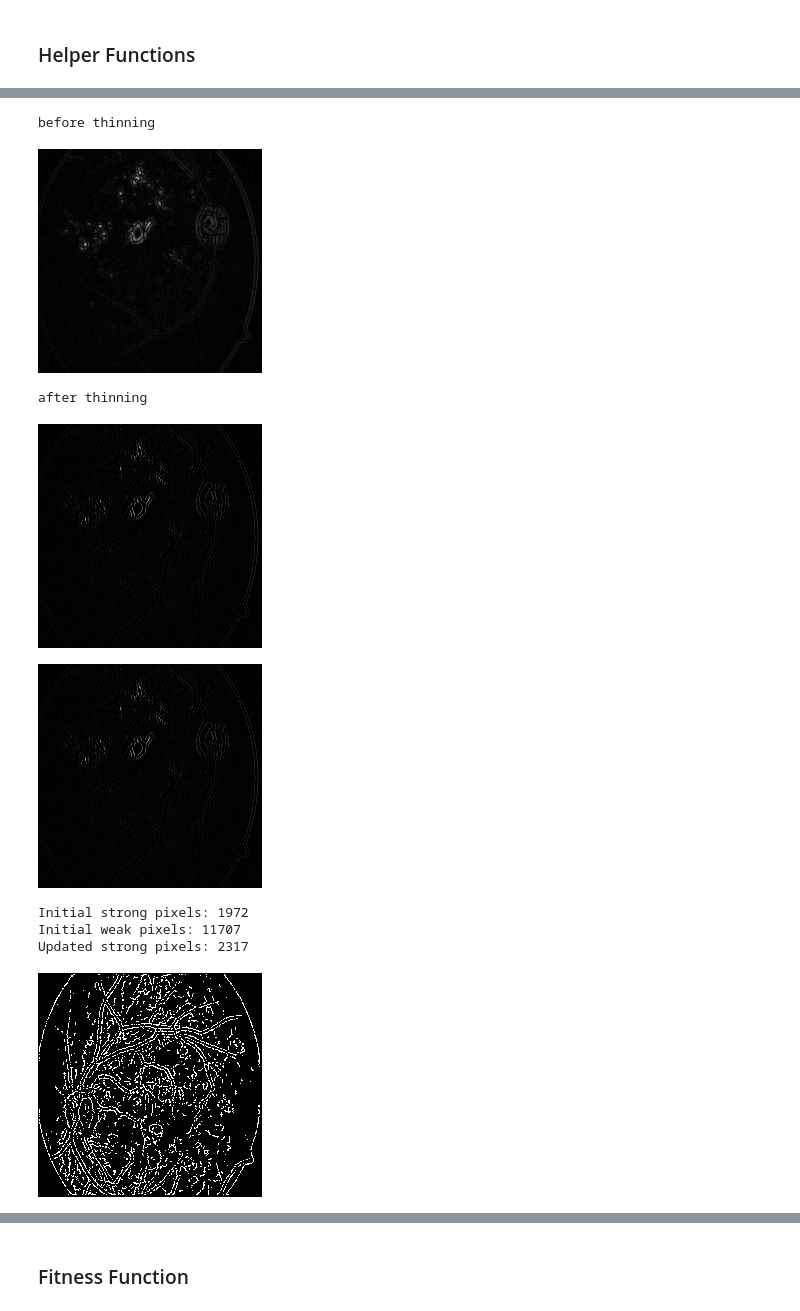
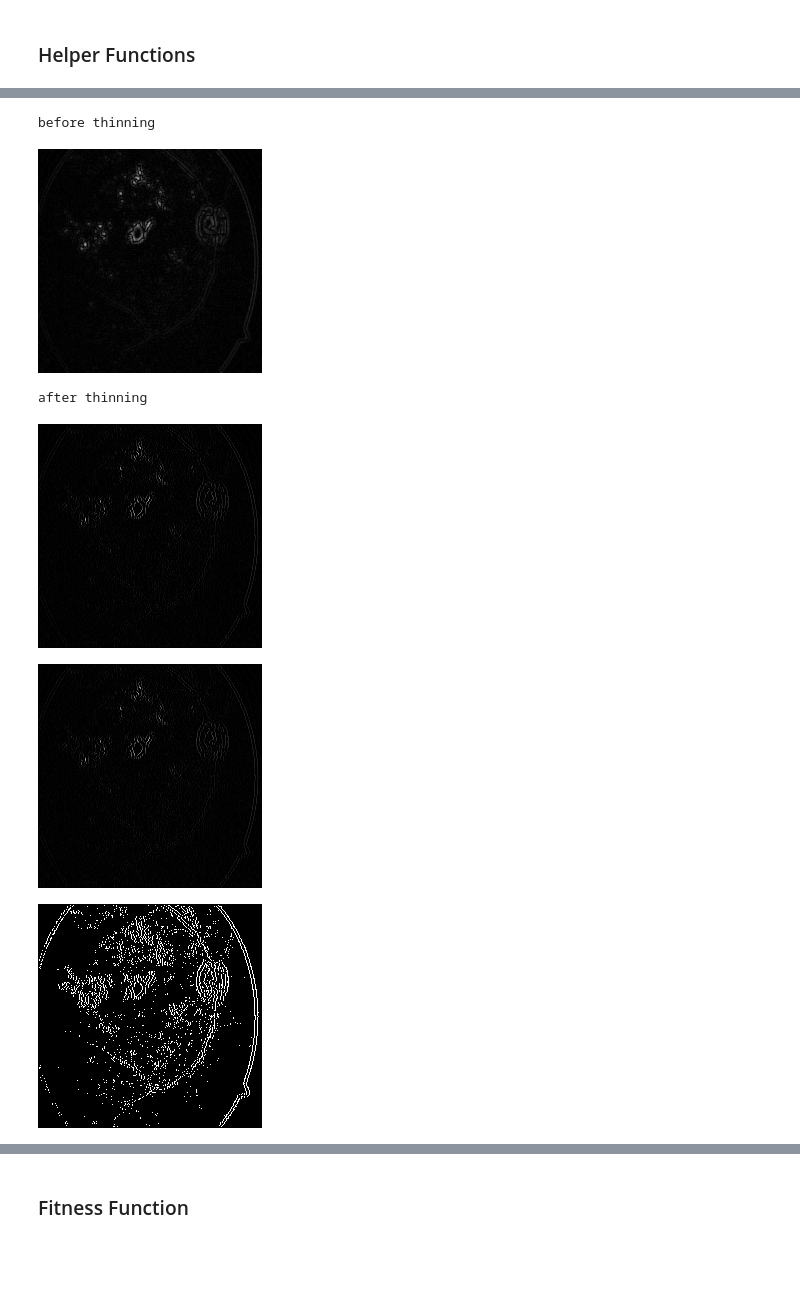
Before and after one commit to JsteReubsSoftware/COS791-Assignment1, a Jupyter notebook: u21457060_COS791_A1.ipynb, the cells around one changed output, grey strips where cells are left out. Cells and saved outputs as stored; diff of their text form; code cells hidden in the pictures; blank space fills up the shorter version.

```diff
--- a/u21457060_COS791_A1.ipynb
+++ b/u21457060_COS791_A1.ipynb
@@ -133,10 +133,8 @@ aperture_size = 5 # Aperture size
 L2Gradient = True # Boolean
 
 for i, img in enumerate(gray_images):
-    blurred_image = cv2.GaussianBlur(img, (5, 5), 1.4)
     # Apply Canny edge detector
-    edges = cv2.Canny(blurred_image, t_lower, t_upper, apertureSize = aperture_size, L2gradient = L2Gradient)
-    # edges = cv2.Canny(img, t_lower, t_upper, apertureSize = aperture_size, L2gradient = L2Gradient )
+    edges = cv2.Canny(img, t_lower, t_upper, apertureSize = aperture_size, L2gradient = L2Gradient )
     canny_ref_imgs.append(edges)
     print(f'Image {i+1}')
     cv2_imshow(img)
@@ -440,7 +439,7 @@ def apply_non_max_suppression(gradient_magnitude, gradient_direction):
     suppressed_image = np.zeros((rows, cols))
 
     # Convert gradient directions from radians to degrees
-    angles = gradient_direction * 180.0 / np.pi
+    angles = gradient_direction
     angles[angles < 0] += 180
     angles %= 180  # Ensure angles are in [0, 180)
 
@@ -540,17 +539,17 @@ def apply_prewitt(gray_img):
 
     return gradient_magnitude, gradient_direction
 # %%
-def apply_gradient_directional_analysis(thresholded_edges, gradient_magnitude, gradient_direction):
+def apply_gradient_directional_analysis(thresholded_edges, gradient_magnitude, gradient_direction, threshold):
     rows, cols = thresholded_edges.shape
     linked_edges = np.zeros((rows, cols), dtype=np.uint8)
 
     # Convert gradient directions from radians to degrees
-    angles = gradient_direction * 180.0 / np.pi
+    angles = gradient_direction
     angles[angles < 0] += 180
     angles %= 180  # Ensure angles are in [0, 180)
 
     # Define a linking threshold for gradient direction similarity
-    direction_threshold = 22.5
+    direction_threshold = threshold
 
     for row in range(1, rows-1):
         for col in range(1, cols-1):
@@ -732,67 +760,61 @@ gradient_direction = np.where(laplacian_img > 0, 0, 180)  # Assuming 0 for dark-
 # apply thinning
 print('before thinning')
 cv2_imshow(laplacian_img)
-laplacian_img = apply_non_max_suppression(gradient_magnitude, gradient_direction)
+thinning_img = apply_non_max_suppression(gradient_magnitude, gradient_direction)
 print('after thinning')
 
-cv2_imshow(laplacian_img)
+cv2_imshow(thinning_img)
 
-if laplacian_img.dtype != np.uint8:
-    laplacian_img = np.uint8(laplacian_img)
-cv2_imshow(laplacian_img)
+if thinning_img.dtype != np.uint8:
+    thinning_img = np.uint8(thinning_img)
+cv2_imshow(thinning_img)
 
 # Binary thresholding
 _, bin_thresh = cv2.threshold(thinning_img, 10, 255, cv2.THRESH_BINARY)
 double_thresh = threshold(thinning_img, 50, 255)
 thresh = apply_hysteresis(double_thresh, 50, 255)
 
 # Display the thresholded image
 cv2_imshow(bin_thresh)
 cv2_imshow(thresh)
-cv2_imshow(canny_ref_imgs[0])
 
-edges = np.where(bin_thresh > 0)
-num_seed_points = 5
-# Ensure there are enough edge pixels to choose from
-if len(edges[0]) >= num_seed_points:
-    seed_indexes = random.choices(range(len(edges[0])), k=num_seed_points)
-else:
-    seed_indexes = range(len(edges[0]))  # Use all edge points if less than num_seed_points
-# Extract the seed points
-seeds = [(edges[0][i], edges[1][i]) for i in seed_indexes]  # Use list comprehension for indexing
-# linked_edges = region_growing(bin_thresh, seeds, 10)
-# output_img = np.zeros_like(bin_thresh)
-# output_img[linked_edges == 1] = 255
-# cv2_imshow(output_img)
+# edges = np.where(bin_thresh > 0)
+# num_seed_points = 5
+# # Ensure there are enough edge pixels to choose from
+# if len(edges[0]) >= num_seed_points:
+#     seed_indexes = random.choices(range(len(edges[0])), k=num_seed_points)
+# else:
+#     seed_indexes = range(len(edges[0]))  # Use all edge points if less than num_seed_points
+# # Extract the seed points
+# seeds = [(edges[0][i], edges[1][i]) for i in seed_indexes]  # Use list comprehension for indexing
+# # linked_edges = region_growing(bin_thresh, seeds, 10)
+# # output_img = np.zeros_like(bin_thresh)
+# # output_img[linked_edges == 1] = 255
+# # cv2_imshow(output_img)
 
-# Choose a seed point
-seeds = [(100, 100), (200, 200)]
-# Apply region growing
-segmented_image = region_growing(bin_thresh, seeds, threshold=0.1)
+# # Choose a seed point
+# seeds = [(100, 100), (200, 200)]
+# # Apply region growing
+# segmented_image = region_growing(bin_thresh, seeds, threshold=0.1)
 # Convert to 8-bit unsigned integer
 # segmented_image = (segmented_image * 255).astype(np.uint8)
 # # convert black to white and white to black
 # segmented_image = cv2.bitwise_not(segmented_image)
-segmented_image[segmented_image == 0] = 255
-segmented_image[segmented_image == 1] = 0
+# segmented_image[segmented_image == 0] = 255
+# segmented_image[segmented_image == 1] = 0
+
+# apply gradient directional analysis
+linked_edges = apply_gradient_directional_analysis(bin_thresh, gradient_magnitude, gradient_direction, 22.5)
+output_img = np.zeros_like(bin_thresh)
+output_img[linked_edges > 0] = 255
 
 # Display the segmented image
-cv2_imshow(segmented_image)
+cv2_imshow(output_img)
 cv2_imshow(canny_ref_imgs[0])
-
-# calculate metrics
-mse, psnr, ssim, sift_sim_score = calculate_metrics(canny_ref_imgs[0], bin_thresh)
-print('Laplacian/Bin scores:', mse, psnr, ssim, sift_sim_score)
-
-mse, psnr, ssim, sift_sim_score = calculate_metrics(canny_ref_imgs[0], thresh)
-print('Laplacian/Hyst scores:', mse, psnr, ssim, sift_sim_score)
 # %% [output]
 before thinning
 [figure]
 after thinning
 [figure]
 [figure]
-Initial strong pixels: 1972
-Initial weak pixels: 11707
-Updated strong pixels: 2317
-[figure, old version]
+[figure, new version]
```
Also changed, not shown: parts of 20 cells of this notebook.
